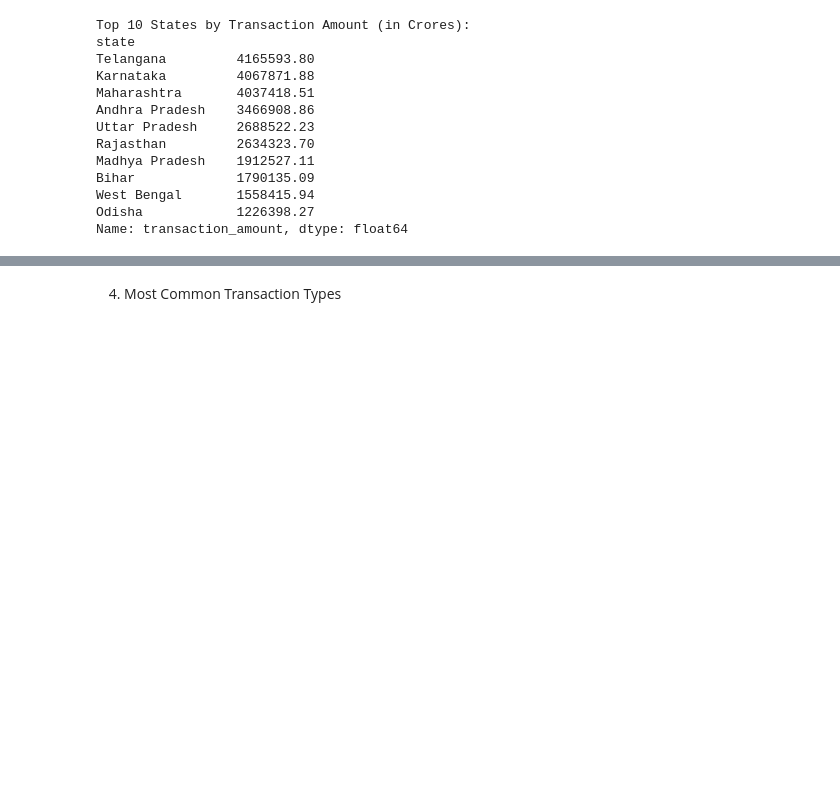
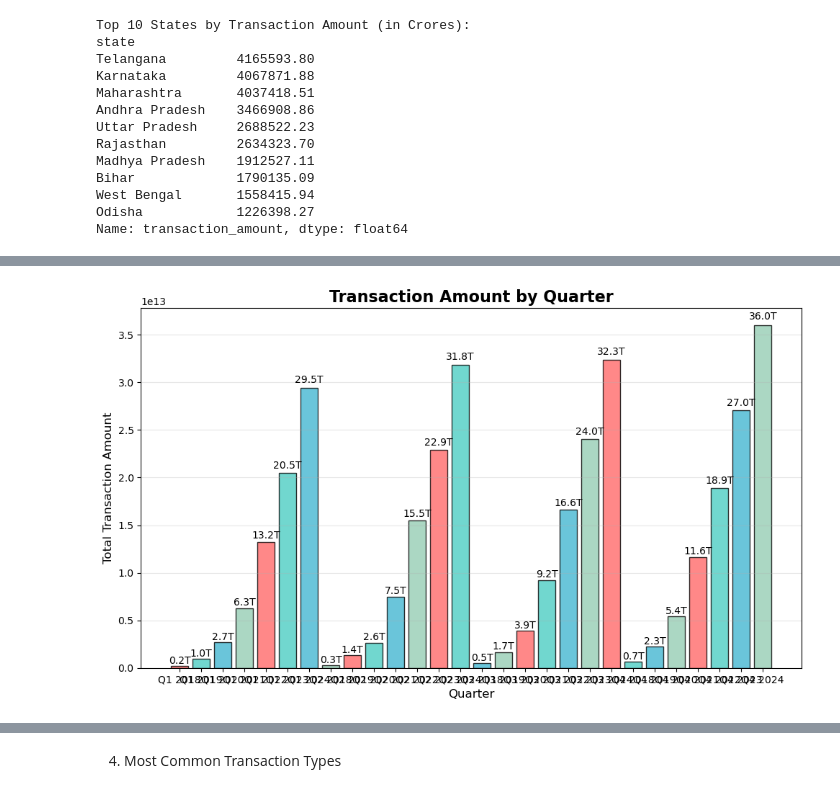
Before and after one commit to nish0753/phonepe_project, a Jupyter notebook: Phonepe_Transaction.ipynb, the cells around one changed output, grey strips where cells are left out. Cells and saved outputs as stored; diff of their text form; code cells hidden in the pictures; blank space fills up the shorter version.

```diff
--- a/Phonepe_Transaction.ipynb
+++ b/Phonepe_Transaction.ipynb
@@ -104,15 +78,28 @@ fig_amount.show()
 # %%
 # Group by quarter and sum the transaction amount
 quarterly_amount = df_filtered.groupby('quarter')['transaction_amount'].sum().reset_index()
 
 # Create a bar chart to visualize the quarterly transaction amount
-fig_quarterly_amount = px.bar(quarterly_amount,
-                            x='quarter',
-                            y='transaction_amount',
-                            title='Transaction Amount by Quarter',
-                            labels={'transaction_amount': 'Total Transaction Amount', 'quarter': 'Quarter'},
-                            color='quarter')
-fig_quarterly_amount.show()
+plt.figure(figsize=(10, 6))
+colors = ['#FF6B6B', '#4ECDC4', '#45B7D1', '#96CEB4']
+bars = plt.bar(quarterly_amount['quarter'], quarterly_amount['transaction_amount'],
+               color=colors, edgecolor='black', alpha=0.8)
+
+plt.title('Transaction Amount by Quarter', fontsize=16, fontweight='bold')
+plt.xlabel('Quarter', fontsize=12)
+plt.ylabel('Total Transaction Amount', fontsize=12)
+plt.grid(axis='y', alpha=0.3)
+
+# Add value labels on top of bars
+for bar in bars:
+    height = bar.get_height()
+    plt.text(bar.get_x() + bar.get_width()/2., height + height*0.01,
+             f'{height/1e12:.1f}T', ha='center', va='bottom', fontsize=10)
+
+plt.tight_layout()
+plt.show()
+# %% [output]
+[figure, added]
 # %%
 # Group by quarter and sum the transaction count
 quarterly_count = df_filtered.groupby('quarter')['transaction_count'].sum().reset_index()
```
Also changed, not shown: parts of 15 cells of this notebook, 1 other file.
